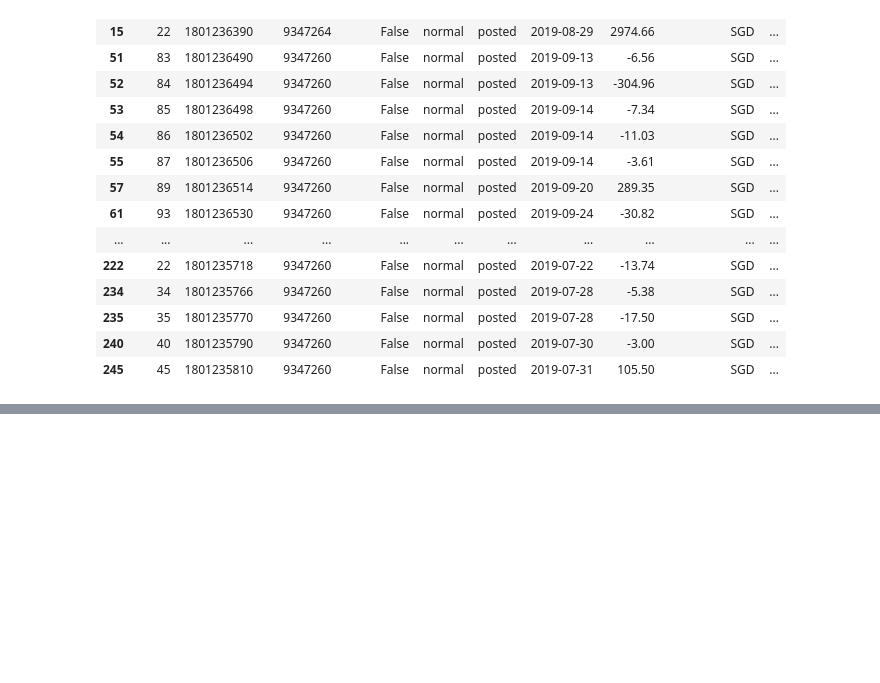
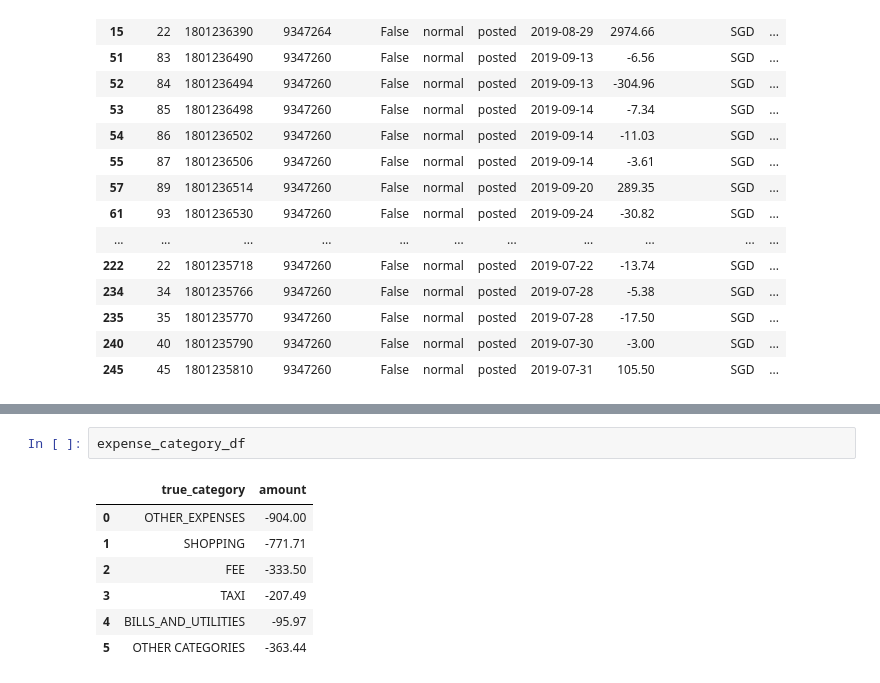
Before and after one commit to AdityaSidharta/BudgetTracker, a Jupyter notebook: notebooks/process.ipynb, the cells around one changed output, grey strips where cells are left out. Drawn from its saved outputs; the diff is of its cells as text; blank space fills up the shorter version.

```diff
--- a/notebooks/process.ipynb
+++ b/notebooks/process.ipynb
@@ -158,0 +206,10 @@ frame[frame.description.apply(lambda x : 'PAY' in x)]
+# %%
+expense_category_df
+# %% [output]
+|  | true_category | amount |
+| 0 | OTHER_EXPENSES | -904.00 |
+| 1 | SHOPPING | -771.71 |
+| 2 | FEE | -333.50 |
+| 3 | TAXI | -207.49 |
+| 4 | BILLS_AND_UTILITIES | -95.97 |
+| 5 | OTHER CATEGORIES | -363.44 |
```
Also changed, not shown: parts of 15 cells of this notebook, 10 other files.
